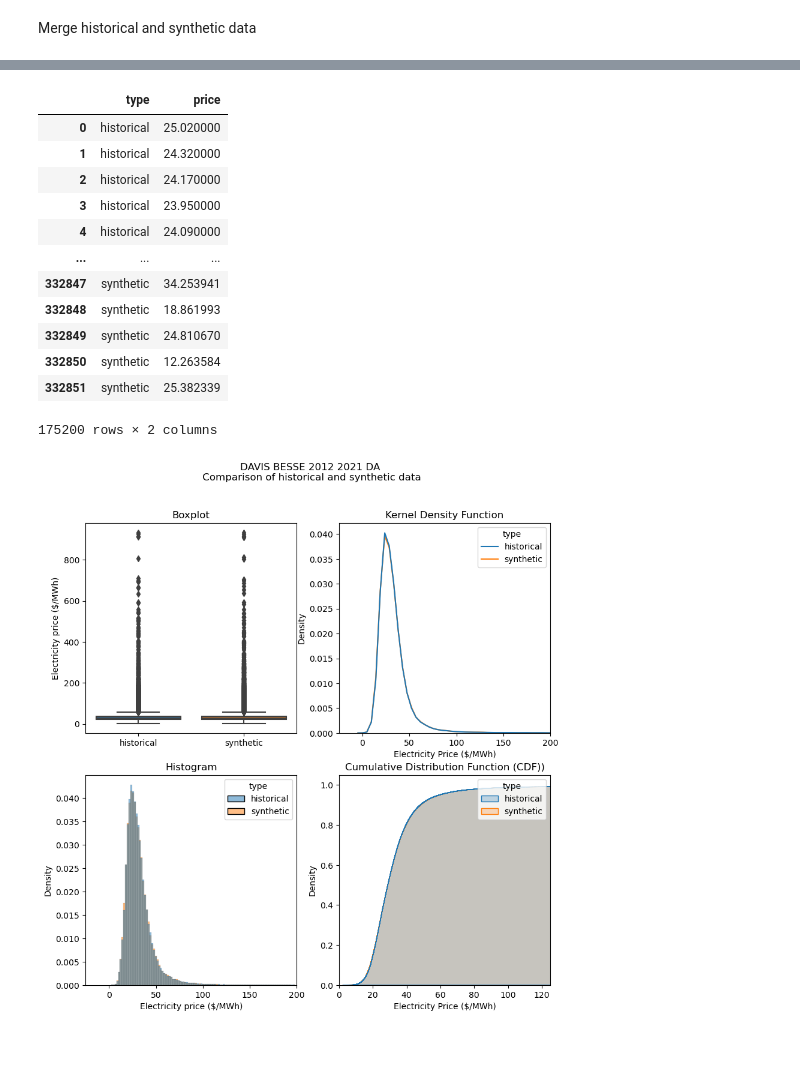
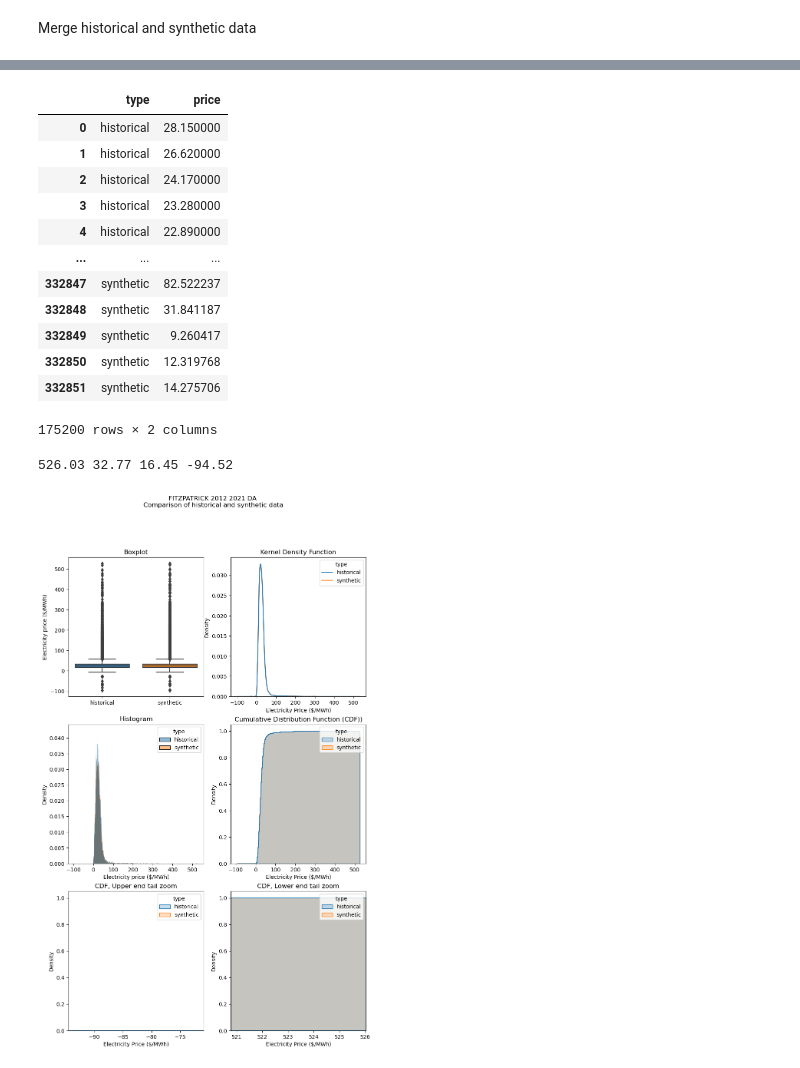
Before and after one commit to idaholab/FORCE, a Jupyter notebook: use_cases/IES_Feb23/train/ARMA_metrics.ipynb, the cells around one changed output, grey strips where cells are left out. Cells and saved outputs as stored; diff of their text form; code cells hidden in the pictures.

Commit message:
Add upper and lower end tail cdf plots

```diff
--- a/use_cases/IES_Feb23/train/ARMA_metrics.ipynb
+++ b/use_cases/IES_Feb23/train/ARMA_metrics.ipynb
@@ -7,10 +7,14 @@ import os
 # %%
 arma_data = {'braidwood_covid':["./Output_Braidwood_2012_2021_DA_periodic/synthetic.csv", "../data/electricity_markets/PJM_braidwood/"],
               'braidwood_non_covid':["./Output_Braidwood_2012_2019_DA/synthetic.csv", "../data/electricity_markets/PJM_braidwood/"],
-              'davis_besse':["./Output_davis_besse_2012_2021_DA/synthetic.csv", "../data/electricity_markets/PJM_davis_besse/"]}
+              'davis_besse':["./Output_davis_besse_2012_2021_DA/synthetic.csv", "../data/electricity_markets/PJM_davis_besse/"],
+              'ginna':["./Output_ginna_2012_2021_DA/synthetic.csv", "../data/electricity_markets/NYISO_ginna/"],
+              'fitzpatrick':["./Output_fitzpatrick_2012_2021_DA/synthetic.csv", "../data/electricity_markets/NYISO_fitzpatrick/"],
+              'nine_mile_point':["./Output_nine_mile_point_2012_2021_DA/synthetic.csv", "../data/electricity_markets/NYISO_nine_mile_point/"],
+              'houston':["./Output_houston_2012_2021_DA/synthetic.csv", "../data/electricity_markets/ERCOT_houston/"]}
 
 
-case = "davis_besse"
+case = "fitzpatrick"
 
 
 if case not in arma_data.keys():
@@ -131,45 +135,62 @@ prices_df = prices_df.reset_index(level=0)
 prices_df
 # %% [output]
 |  | type | price |
-| 0 | historical | 25.020000 |
-| 1 | historical | 24.320000 |
+| 0 | historical | 28.150000 |
+| 1 | historical | 26.620000 |
 | 2 | historical | 24.170000 |
-| 3 | historical | 23.950000 |
-| 4 | historical | 24.090000 |
+| 3 | historical | 23.280000 |
+| 4 | historical | 22.890000 |
 | ... | ... | ... |
-| 332847 | synthetic | 34.253941 |
-| 332848 | synthetic | 18.861993 |
-| 332849 | synthetic | 24.810670 |
-| 332850 | synthetic | 12.263584 |
-| 332851 | synthetic | 25.382339 |
+| 332847 | synthetic | 82.522237 |
+| 332848 | synthetic | 31.841187 |
+| 332849 | synthetic | 9.260417 |
+| 332850 | synthetic | 12.319768 |
+| 332851 | synthetic | 14.275706 |
 175200 rows × 2 columns
 # %%
 # Plot and save histograms and boxplots
-fig, axes = plt.subplots(2,2,figsize =(10,10))
+fig, axes = plt.subplots(3,2,figsize =(10,16))
 
 title = ' '.join(tag.split('_')).upper()+'\n Comparison of historical and synthetic data'
 fig.suptitle(title)
 
 sns.boxplot(ax = axes[0,0],data=prices_df, x='type', y='price')
 axes[0,0].set_title('Boxplot')
 axes[0,0].set_ylabel('Electricity price ($/MWh)')
 axes[0,0].set_xlabel('')
 
-sns.histplot(ax = axes[1,0], data=prices_df, x='price', hue='type', bins=500, stat='density', common_norm=False)
+sns.histplot(ax = axes[1,0], data=prices_df, x='price', hue='type', bins=5000, stat='density', common_norm=False)
 axes[1,0].set_title('Histogram')
 axes[1,0].set_xlabel('Electricity price ($/MWh)')
-axes[1,0].set_xlim(-25,200)
+#axes[1,0].set_xlim(-25,200)
 
 sns.kdeplot(ax = axes[0,1], x='price', data=prices_df, hue='type',common_norm=False)
 axes[0,1].set_title('Kernel Density Function')
 axes[0,1].set_xlabel('Electricity Price ($/MWh)')
-axes[0,1].set_xlim(-25,200)
+#axes[0,1].set_xlim(-25,200)
 
 sns.histplot(ax = axes[1,1], data=prices_df, x='price', hue='type', bins=len(prices_df), stat='density', element='step', fill=True,cumulative=True, common_norm=False)
 axes[1,1].set_title('Cumulative Distribution Function (CDF))')
 axes[1,1].set_xlabel('Electricity Price ($/MWh)')
-axes[1,1].set_xlim(0,125)
+#axes[1,1].set_xlim(0,125)
+
+max_price = stats['historical price']['max']
+quart1_price = stats['historical price']['25%']
+min_price = stats['historical price']['min']
+quart3_price = stats['historical price']['75%']
+print(max_price, quart3_price, quart1_price, min_price)
+
+sns.histplot(ax = axes[2,0], data=prices_df, x='price', hue='type', bins=len(prices_df), stat='density', element='step', fill=True,cumulative=True, common_norm=False)
+axes[2,0].set_title('CDF, Upper end tail zoom')
+axes[2,0].set_xlabel('Electricity Price ($/MWh)')
+axes[2,0].set_xlim(min_price,max(0.75*min_price, 1.25*min_price))
+
+sns.histplot(ax = axes[2,1], data=prices_df, x='price', hue='type', bins=len(prices_df), stat='density', element='step', fill=True,cumulative=True, common_norm=False)
+axes[2,1].set_title('CDF, Lower end tail zoom')
+axes[2,1].set_xlabel('Electricity Price ($/MWh)')
+axes[2,1].set_xlim(0.99*max_price,max_price)
 
 fig.savefig(tag+'_comparison_plots.png')
 # %% [output]
+526.03 32.77 16.45 -94.52
-[figure, old version]
+[figure, new version]
```
Also changed, not shown: parts of 4 cells of this notebook.
